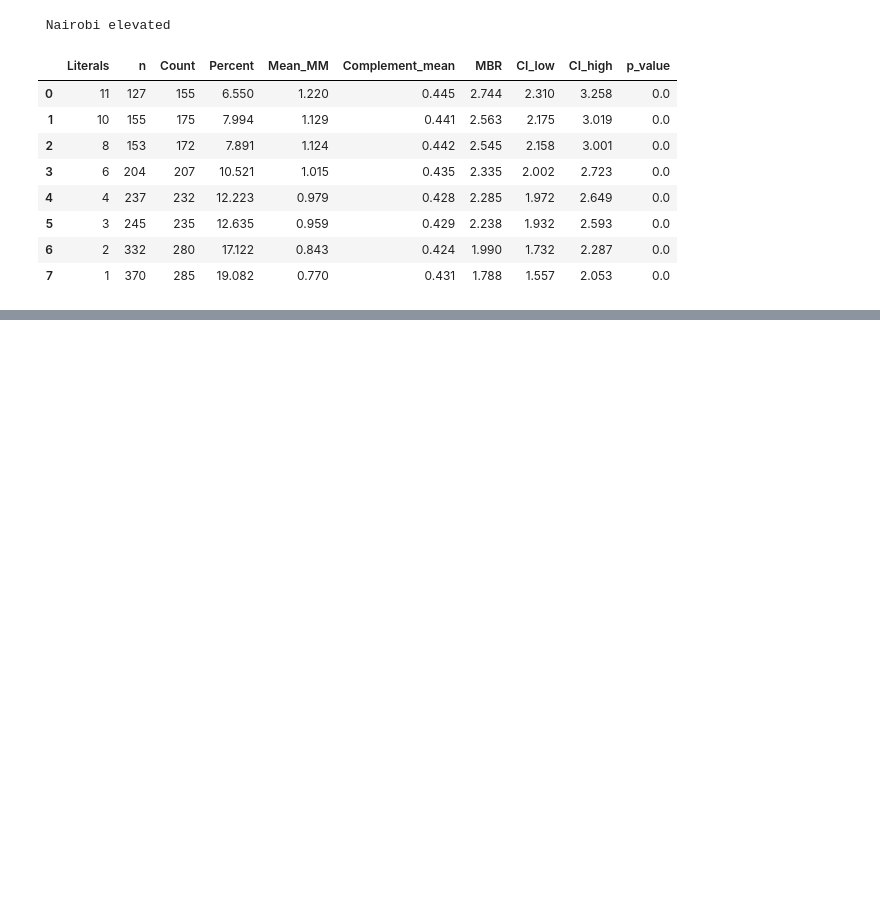
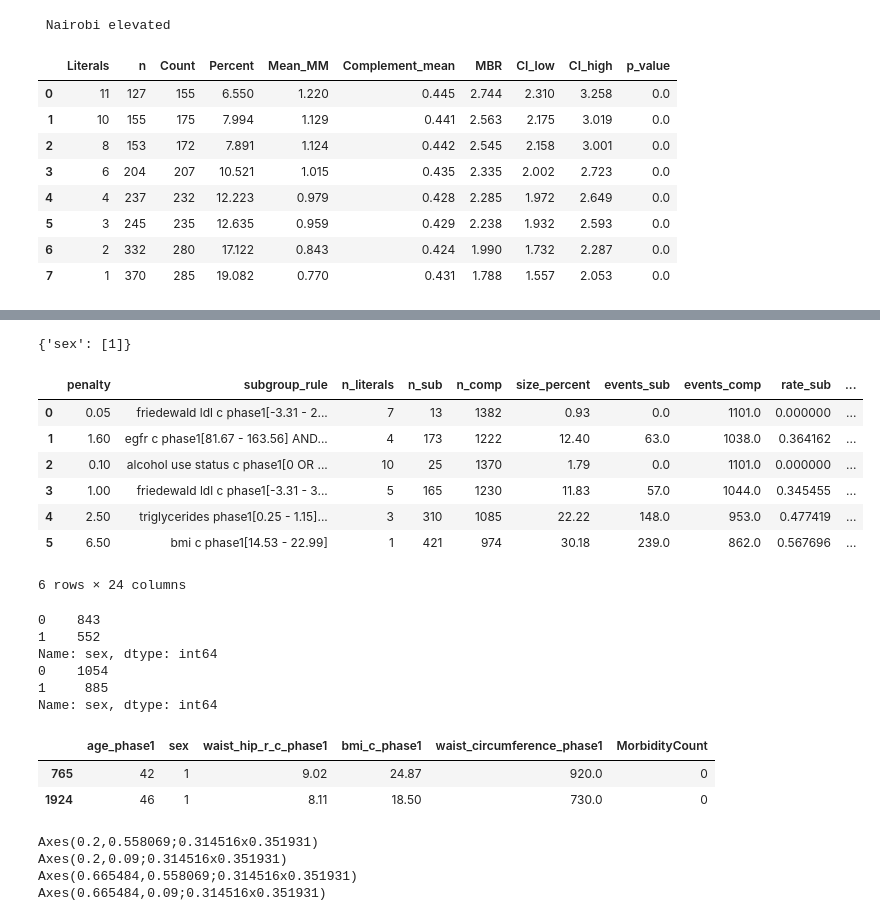
Before and after one commit to kayvinsoo7/HAALSI_work, a Jupyter notebook: mdscan-master/poisson_scoring3.ipynb, the cells around one changed output, grey strips where cells are left out. Saved outputs shown, nothing was run; the diff lists cells and outputs as text; code cells hidden in the pictures; blank space fills up the shorter version.

```diff
--- a/mdscan-master/poisson_scoring3.ipynb
+++ b/mdscan-master/poisson_scoring3.ipynb
@@ -1604,0 +1866,28 @@ NameError: name 'exact_rule_results' is not defined
+# %%
+# %%time
+
+import scipy.stats as stats
+
+# Scan in the positive direction using defined penalties and num iters
+
+scoring_function = Poisson(direction='negative') # AG - positive - 1.6, 0.1, 1.0, 2.5, 6.5; negative - 1.5, 1.0, 2.0, 2.5, 7.0, 0.5
+scanner = MDSS(scoring_function) # NAI - postive - 0.5, 1.0, 1.5, 2.5, 3.5, 5.5, 7.5; negative - 0.5, 1.5, 2.0, 2.5, 3.0, 3.5, 4.0, 6.0, 8.5
+penalty_values = [0.5, 1, 1.5, 2, 2.5, 3, 3.5, 4, 4.5, 6.5, 10]
+# penalty_values = [0.3, 0.8, 1.0, 2.1, 3.5,4.5,5.5,6.5,7.5] # High risk Nairobi
+# penalty_values = [0.05, 0.1, 0.2, 0.5,0.8, 1.0,2.0,3.5, 4.5, 6.5, 9.5] # Low risk
+# penalty_values = [0.05, 0.4, 0.5, 0.8, 1.0,2.0,3.5, 4.0, 4.5] # High risk
+# penalty_values = [0.13, 0.8, 1.0, 3.5, 8.5,20.5] # Low risk
+num_iters = 10
+subset, score = scanner.scan(
+    dff_2[search_space1],
+    dff_2['MorbidityCount'],
+    dff_2['expectationPoisson'],
+    cpu=0.95,
+    penalty=8.5,
+    num_iters=num_iters,
+    contiguous=contiguous.copy(),
+    mode='ordinal'
+)
+subset
+# %% [output]
+{'sex': [1]}
@@ -1604,0 +2074,11 @@ NameError: name 'exact_rule_results' is not defined
+# %%
+results_df
+# %% [output]
+|  | penalty | subgroup_rule | n_literals | n_sub | n_comp | size_percent | events_sub | events_comp | rate_sub | ... |
+| 0 | 0.05 | friedewald ldl c phase1[-3.31 - 2... | 7 | 13 | 1382 | 0.93 | 0.0 | 1101.0 | 0.000000 | ... |
+| 1 | 1.60 | egfr c phase1[81.67 - 163.56] AND... | 4 | 173 | 1222 | 12.40 | 63.0 | 1038.0 | 0.364162 | ... |
+| 2 | 0.10 | alcohol use status c phase1[0 OR ... | 10 | 25 | 1370 | 1.79 | 0.0 | 1101.0 | 0.000000 | ... |
+| 3 | 1.00 | friedewald ldl c phase1[-3.31 - 3... | 5 | 165 | 1230 | 11.83 | 57.0 | 1044.0 | 0.345455 | ... |
+| 4 | 2.50 | triglycerides phase1[0.25 - 1.15]... | 3 | 310 | 1085 | 22.22 | 148.0 | 953.0 | 0.477419 | ... |
+| 5 | 6.50 | bmi c phase1[14.53 - 22.99] | 1 | 421 | 974 | 30.18 | 239.0 | 862.0 | 0.567696 | ... |
+6 rows × 24 columns
@@ -1604,0 +2112,33 @@ NameError: name 'exact_rule_results' is not defined
+# %%
+print(dff_ag[SEX_COL].value_counts(dropna=False))
+print(dff_nai[SEX_COL].value_counts(dropna=False))
+# %% [output]
+0    843
+1    552
+Name: sex, dtype: int64
+0    1054
+1     885
+Name: sex, dtype: int64
+# %%
+display(
+    dff_nai.loc[
+        dff_nai[WHR_COL] > 1.5,
+        [AGE_COL, SEX_COL, WHR_COL, BMI_COL, WC_COL, OUTCOME_COL]
+    ].sort_values(WHR_COL, ascending=False)
+)
+# %% [output]
+|  | age_phase1 | sex | waist_hip_r_c_phase1 | bmi_c_phase1 | waist_circumference_phase1 | MorbidityCount |
+| 765 | 42 | 1 | 9.02 | 24.87 | 920.0 | 0 |
+| 1924 | 46 | 1 | 8.11 | 18.50 | 730.0 | 0 |
+# %%
+for ax in axes[:, 0]:
+    print(ax)
+
+
+for ax in axes[:, 1]:
+    print(ax)
+# %% [output]
+Axes(0.2,0.558069;0.314516x0.351931)
+Axes(0.2,0.09;0.314516x0.351931)
+Axes(0.665484,0.558069;0.314516x0.351931)
+Axes(0.665484,0.09;0.314516x0.351931)
```
Also changed, not shown: parts of 7 cells of this notebook, 4 other files.
